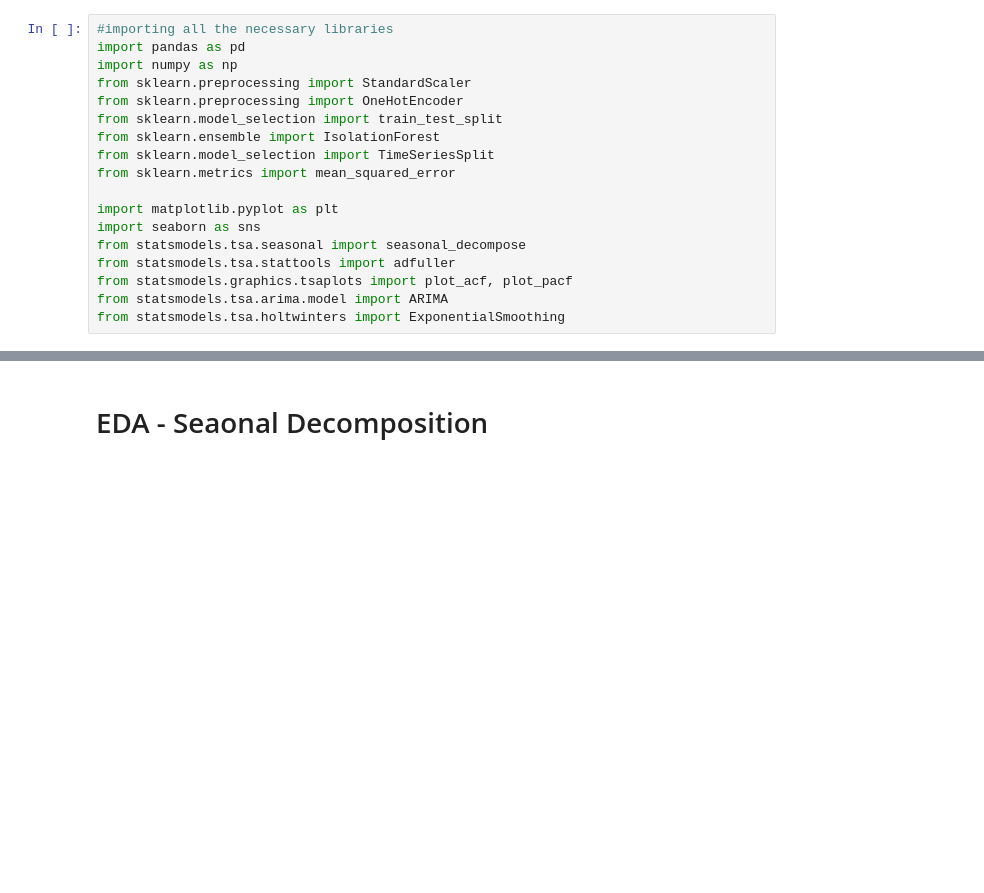
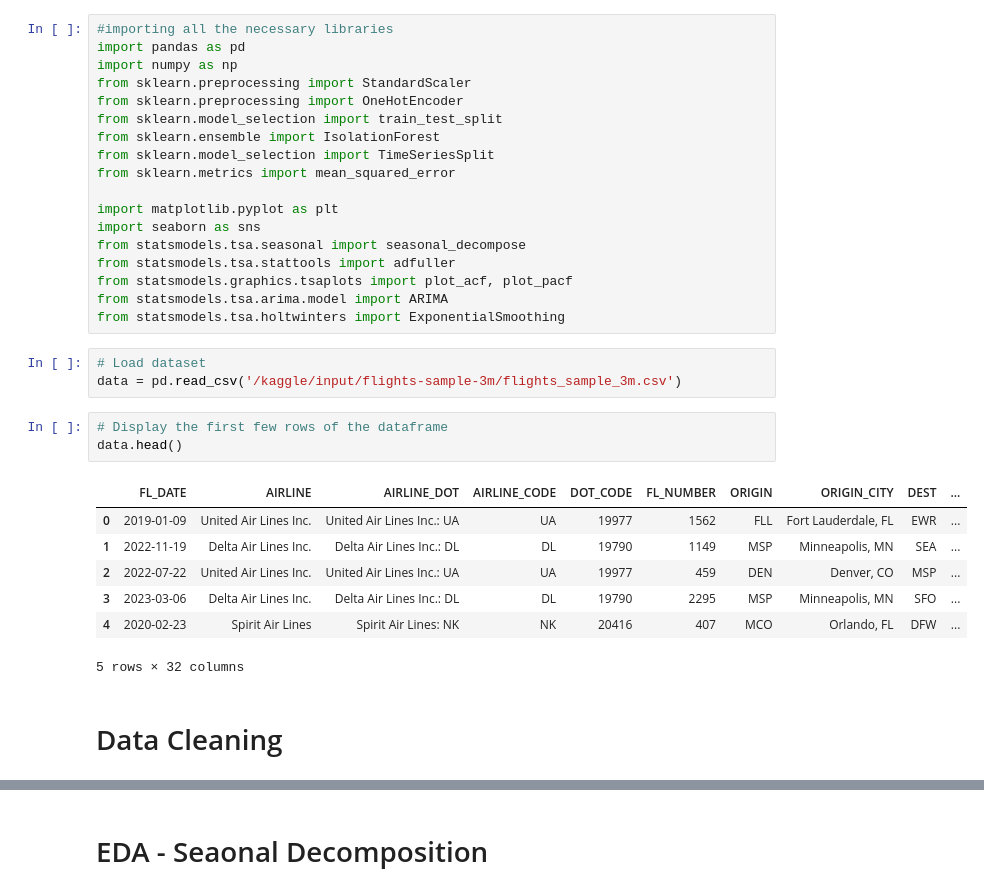
Before and after one commit to Eshitasuri007/Predictive_individual, a Jupyter notebook: seasonal-decomposition.ipynb, the cells around one changed output, grey strips where cells are left out. Saved outputs shown, nothing was run; the diff lists cells and outputs as text; blank space fills up the shorter version.

Commit message:
Kaggle Notebook | seasonal_decomposition | Version 12

```diff
--- a/seasonal-decomposition.ipynb
+++ b/seasonal-decomposition.ipynb
@@ -24,3 +24,19 @@ from statsmodels.tsa.stattools import adfuller
 from statsmodels.graphics.tsaplots import plot_acf, plot_pacf
 from statsmodels.tsa.arima.model import ARIMA
 from statsmodels.tsa.holtwinters import ExponentialSmoothing
+# %%
+# Load dataset
+data = pd.read_csv('/kaggle/input/flights-sample-3m/flights_sample_3m.csv')
+# %%
+# Display the first few rows of the dataframe
+data.head()
+# %% [output]
+|  | FL_DATE | AIRLINE | AIRLINE_DOT | AIRLINE_CODE | DOT_CODE | FL_NUMBER | ORIGIN | ORIGIN_CITY | DEST | ... |
+| 0 | 2019-01-09 | United Air Lines Inc. | United Air Lines Inc.: UA | UA | 19977 | 1562 | FLL | Fort Lauderdale, FL | EWR | ... |
+| 1 | 2022-11-19 | Delta Air Lines Inc. | Delta Air Lines Inc.: DL | DL | 19790 | 1149 | MSP | Minneapolis, MN | SEA | ... |
+| 2 | 2022-07-22 | United Air Lines Inc. | United Air Lines Inc.: UA | UA | 19977 | 459 | DEN | Denver, CO | MSP | ... |
+| 3 | 2023-03-06 | Delta Air Lines Inc. | Delta Air Lines Inc.: DL | DL | 19790 | 2295 | MSP | Minneapolis, MN | SFO | ... |
+| 4 | 2020-02-23 | Spirit Air Lines | Spirit Air Lines: NK | NK | 20416 | 407 | MCO | Orlando, FL | DFW | ... |
+5 rows × 32 columns
+# %% [markdown]
+# Data Cleaning
```
Also changed, not shown: parts of 46 cells of this notebook.
